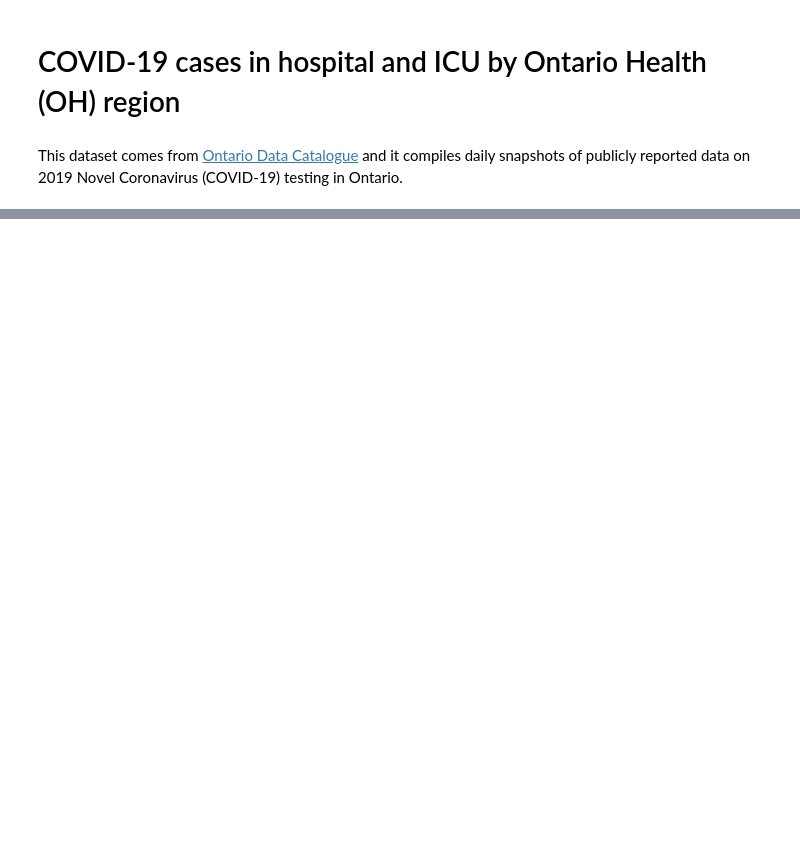
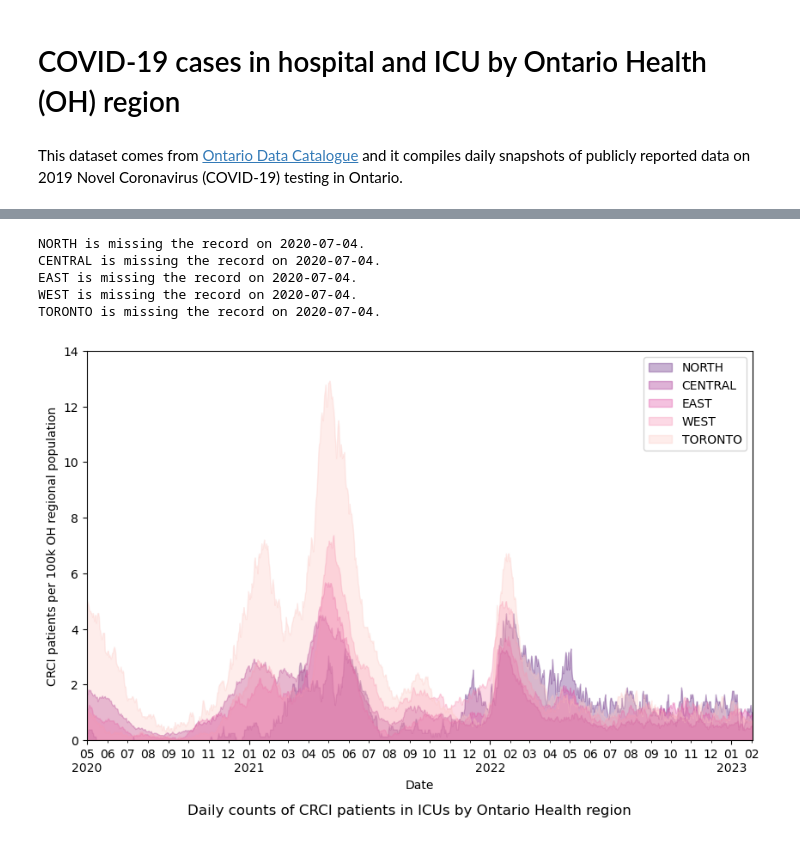
Before and after one commit to skullfort/covid-19-icu, a Jupyter notebook: analysis/region_analysis.ipynb, the cells around one changed output, grey strips where cells are left out. Cells and saved outputs as stored; diff of their text form; code cells hidden in the pictures; blank space fills up the shorter version.

Commit message:
Update notebooks and add more output figures

```diff
--- a/analysis/region_analysis.ipynb
+++ b/analysis/region_analysis.ipynb
@@ -73,0 +14,10 @@ df_region_icu.boxplot('icu_crci_total', by='oh_region', figsize=(20, 10));
+# %%
+# Import the csv file using `date` as index.
+df_region_icu = pd.read_csv('../data/region_hospital_icu_covid_data.csv', index_col ='date')
+
+# Convert the indices to pandas datetime objects.
+df_region_icu.index = pd.to_datetime(df_region_icu.index)
+# %%
+# Drop the rows with dates earlier than the first entry in `icu_beds.csv`, which is 2020-05-01.
+df_region_icu.drop(df_region_icu.loc[df_region_icu.index < '2020-05-01'].index, inplace=True)
+df_region_icu.info()
@@ -73,0 +40,43 @@ df_region_icu.boxplot('icu_crci_total', by='oh_region', figsize=(20, 10));
+# %%
+# Print missing record for each region.
+dates = pd.date_range(start = '2020-05-01', end = '2023-02-02' )
+regions = ['NORTH', 'CENTRAL', 'EAST', 'WEST', 'TORONTO']
+for region in regions:
+    diff_dates = dates.difference(df_region_icu[df_region_icu['oh_region']==region].index).date
+    for date in diff_dates:
+        print(f'{region} is missing the record on {date}.')
+# %% [output]
+NORTH is missing the record on 2020-07-04.
+CENTRAL is missing the record on 2020-07-04.
+EAST is missing the record on 2020-07-04.
+WEST is missing the record on 2020-07-04.
+TORONTO is missing the record on 2020-07-04.
+# %%
+# Create a list of row indices corresponding to first yearly entries for setting the major x-axis ticks in time series plots.
+index_1st_yearly_entry = df_region_icu[~df_region_icu.index.year.duplicated()].index
+
+# Set up a dictionary that contains regional population (Ontario Health Region).
+pops = [789299, 5000000, 3700000, 4000000, 1400000]
+region_pops = dict(zip(regions, pops))
+
+# Replace number of CRCI patients in ICUs by number of CRCI patients per 100,000 regional population.
+df_region_icu['icu_crci_total'] = df_region_icu.groupby('oh_region')['icu_crci_total'].transform(lambda x:x*100000/region_pops[x.name])
+# %%
+# Set global figure dpi.
+plt.rcParams["figure.dpi"] = 100
+
+fig, ax = plt.subplots(figsize=(10, 6))
+color = cm.RdPu(np.linspace(1, 0.25, len(regions)))
+for i, region in enumerate(regions):
+    ax.fill_between(df_region_icu.loc[df_region_icu.oh_region == region].index, 0,
+                    df_region_icu.loc[df_region_icu.oh_region == region].icu_crci_total, label=region, alpha=0.3, color=color[i])
+#     ax.plot(df_region_icu.loc[df_region_icu.oh_region == region].icu_crci_total, label=region, c=color[i])
+ax.legend()
+ax.set(xlabel='Date', xlim=(dates[0], dates[-1]), xticks=index_1st_yearly_entry,
+       ylabel='CRCI patients per 100k OH regional population', ylim=(0, 14))
+set_timeline(ax)
+
+fig.suptitle('Daily counts of CRCI patients in ICUs by Ontario Health region', y=0)
+fig.savefig('../output/crci_patients_by_oh_region.png', bbox_inches='tight')
+# %% [output]
+[figure, added]
```
Also changed, not shown: parts of 14 cells of this notebook, 4 other files.
